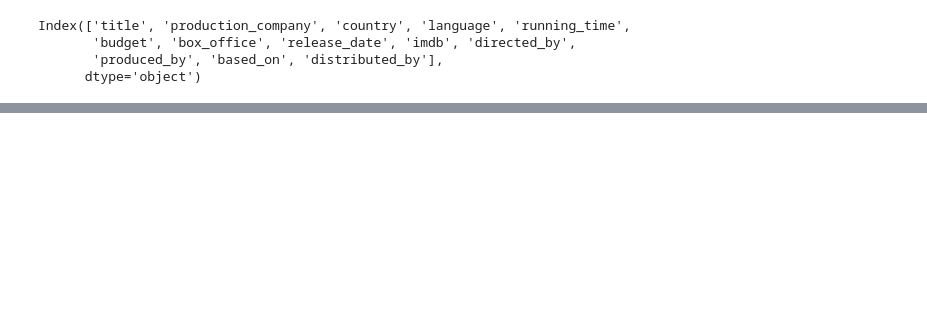
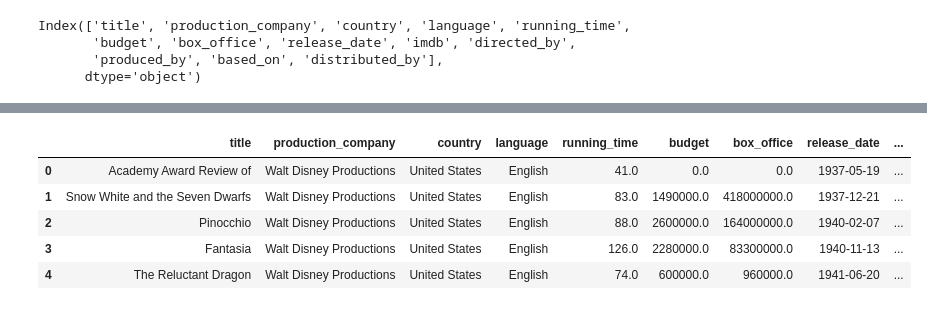
Before and after one commit to laural87/promoI-modulo4-grupo3-Yami-Ceci_Laura, a Jupyter notebook: EDA.ipynb, the cells around one changed output, grey strips where cells are left out. Saved outputs shown, nothing was run; the diff lists cells and outputs as text; code cells hidden in the pictures; blank space fills up the shorter version.

```diff
--- a/EDA.ipynb
+++ b/EDA.ipynb
@@ -481,0 +640,39 @@ Forma después del explode: (764, 13)
+# %%
+def variables_numericas(dg):
+
+    # Identificar columnas numéricas con valores nulos
+    nulos_numericas = df[df.columns[df.isnull().any()]].select_dtypes(include=np.number).columns
+    print("Las columnas numéricas que tienen nulos son : \n")
+    print(nulos_numericas)
+
+    # Mostrar el porcentaje de valores nulos
+    print(df[nulos_numericas].isnull().sum() / df.shape[0] * 100)
+
+    # Reemplazar nulos con la mediana
+    columnas_mediana =['running_time','imdb']
+    mediana = df[columnas_mediana].median()
+    df[columnas_mediana] = df[columnas_mediana].fillna(mediana)
+
+    # Verificar que los nulos en las columnas de mediana fueron reemplazados
+    print("\nDespués de reemplazar nulos con la mediana:")
+    print(df[columnas_mediana].isnull().sum())
+
+    # Reemplazar nulos con fillna 0
+    columnas_fillna_0=['budget', 'box_office']
+    df[columnas_fillna_0] = df[columnas_fillna_0].fillna(0)
+
+   # Verificar que los nulos en las columnas de fillna(0) fueron reemplazados
+    print("\nDespués de reemplazar nulos con 0:")
+    print(df[columnas_fillna_0].isnull().sum())
+
+    # Copiar el DataFrame
+    df_copia = df.copy()
+
+    # Guardar el DataFrame en un archivo CSV
+    df_copia.to_csv("DisneyMoviesDataset_nonulls.csv", index=False)
+
+    return df_copia
+
+# Imputar valores nulos en variables numéricas
+df_final = variables_numericas(df)
+df_final.isnull().sum()
@@ -481,0 +712,9 @@ Forma después del explode: (764, 13)
+# %%
+df_final.head()
+# %% [output]
+|  | title | production_company | country | language | running_time | budget | box_office | release_date | ... |
+| 0 | Academy Award Review of | Walt Disney Productions | United States | English | 41.0 | 0.0 | 0.0 | 1937-05-19 | ... |
+| 1 | Snow White and the Seven Dwarfs | Walt Disney Productions | United States | English | 83.0 | 1490000.0 | 418000000.0 | 1937-12-21 | ... |
+| 2 | Pinocchio | Walt Disney Productions | United States | English | 88.0 | 2600000.0 | 164000000.0 | 1940-02-07 | ... |
+| 3 | Fantasia | Walt Disney Productions | United States | English | 126.0 | 2280000.0 | 83300000.0 | 1940-11-13 | ... |
+| 4 | The Reluctant Dragon | Walt Disney Productions | United States | English | 74.0 | 600000.0 | 960000.0 | 1941-06-20 | ... |
```
Also changed, not shown: parts of 28 cells of this notebook, 1 other file.
